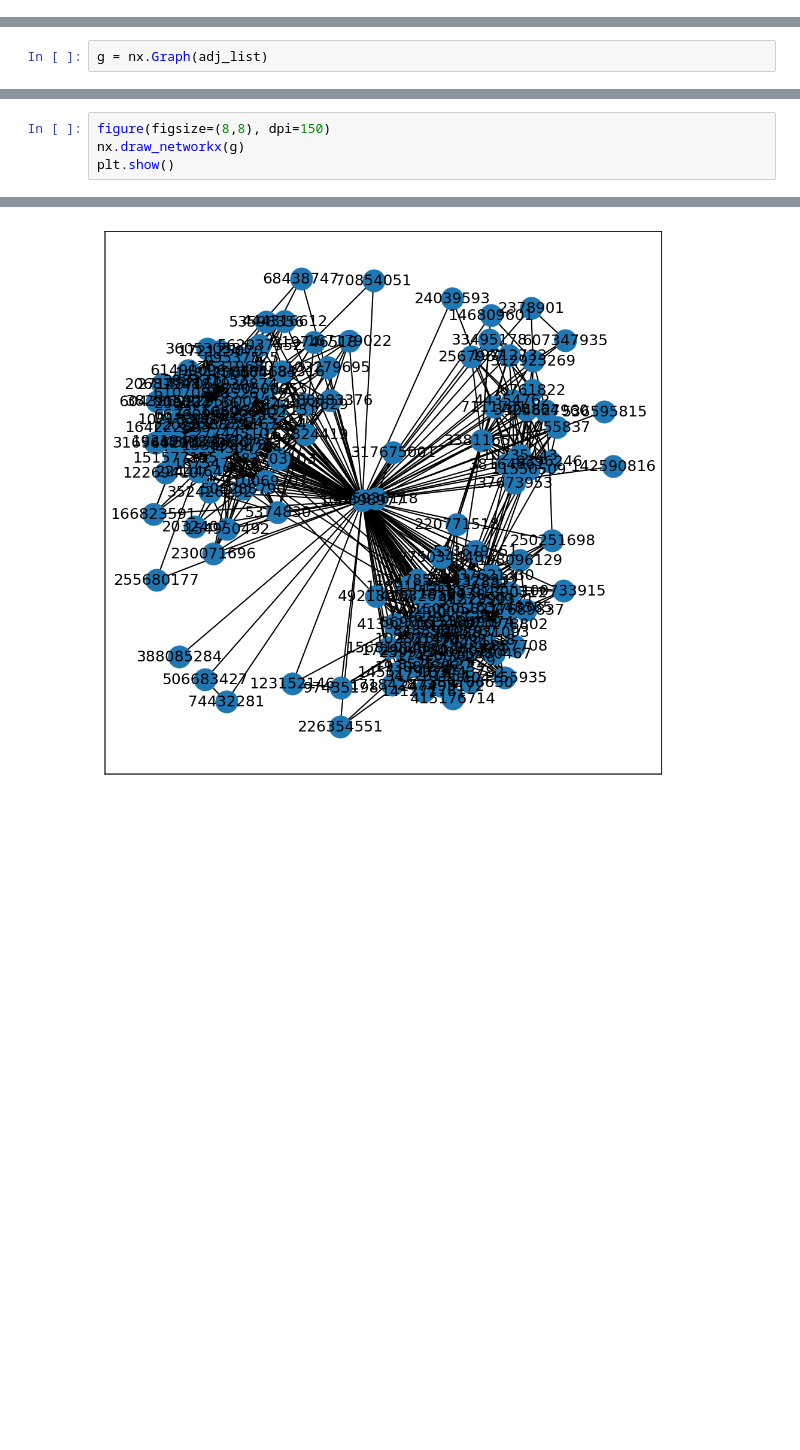
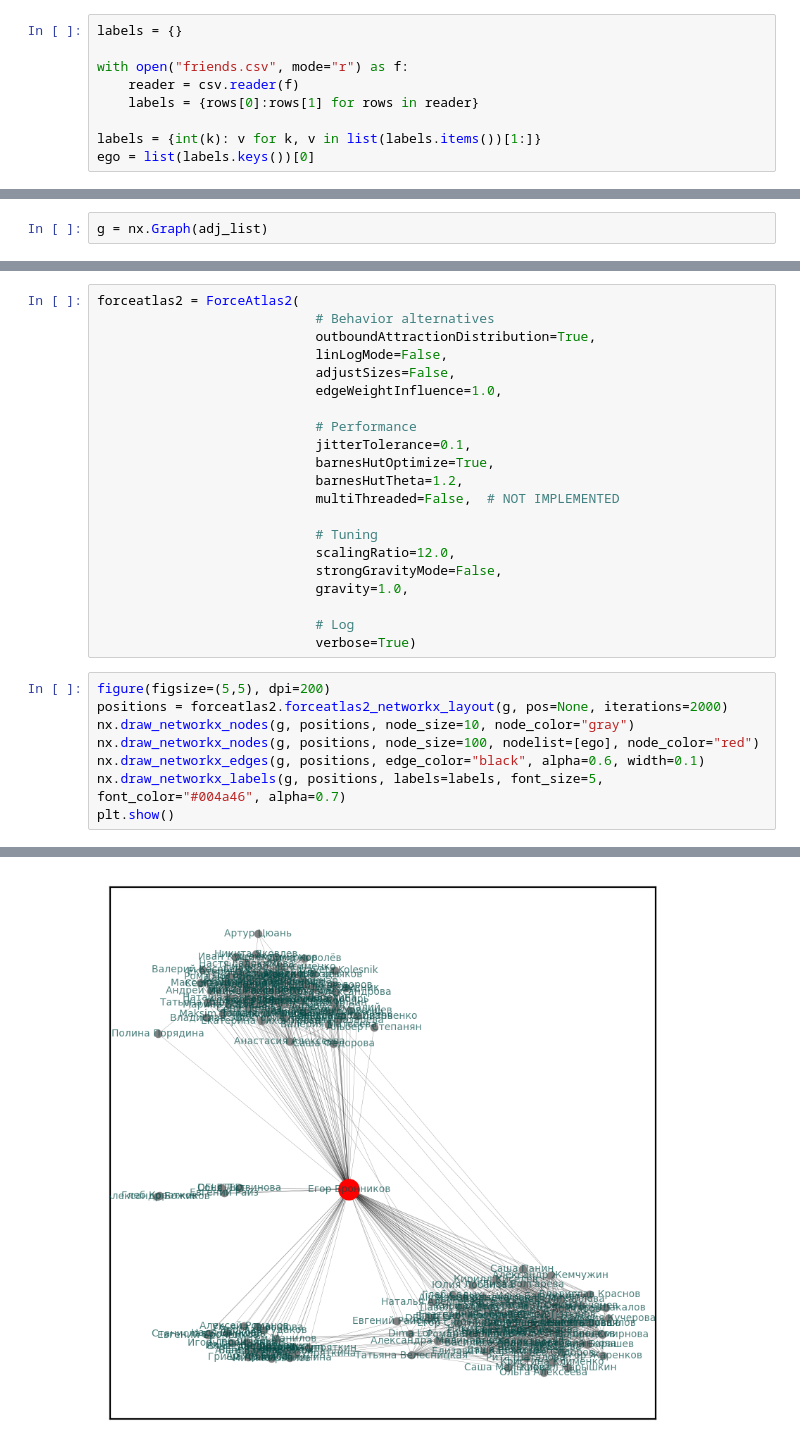
Before and after one commit to endygamedev/social-network-analysis, a Jupyter notebook: src/Analytics.ipynb, the cells around one changed output, grey strips where cells are left out. Saved outputs shown, nothing was run; the diff lists cells and outputs as text; blank space fills up the shorter version.

```diff
--- a/src/Analytics.ipynb
+++ b/src/Analytics.ipynb
@@ -14,0 +31,9 @@ adj_list = {int(k): v for k, v in data.items()}
+# %%
+labels = {}
+
+with open("friends.csv", mode="r") as f:
+    reader = csv.reader(f)
+    labels = {rows[0]:rows[1] for rows in reader}
+
+labels = {int(k): v for k, v in list(labels.items())[1:]}
+ego = list(labels.keys())[0]
@@ -17,5 +244,30 @@ g = nx.Graph(adj_list)
+# %%
+forceatlas2 = ForceAtlas2(
+                            # Behavior alternatives
+                            outboundAttractionDistribution=True,
+                            linLogMode=False,
+                            adjustSizes=False,
+                            edgeWeightInfluence=1.0,
+
+                            # Performance
+                            jitterTolerance=0.1,
+                            barnesHutOptimize=True,
+                            barnesHutTheta=1.2,
+                            multiThreaded=False,  # NOT IMPLEMENTED
+
+                            # Tuning
+                            scalingRatio=12.0,
+                            strongGravityMode=False,
+                            gravity=1.0,
+
+                            # Log
+                            verbose=True)
 # %%
-figure(figsize=(8,8), dpi=150)
-nx.draw_networkx(g)
+figure(figsize=(5,5), dpi=200)
+positions = forceatlas2.forceatlas2_networkx_layout(g, pos=None, iterations=2000)
+nx.draw_networkx_nodes(g, positions, node_size=10, node_color="gray")
+nx.draw_networkx_nodes(g, positions, node_size=100, nodelist=[ego], node_color="red")
+nx.draw_networkx_edges(g, positions, edge_color="black", alpha=0.6, width=0.1)
+nx.draw_networkx_labels(g, positions, labels=labels, font_size=5, font_color="#004a46", alpha=0.7)
 plt.show()
 # %% [output]
@@ -22 +279 @@ plt.show()
-[figure, old version]
+[figure, new version]
```
Also changed, not shown: parts of 62 cells of this notebook.
